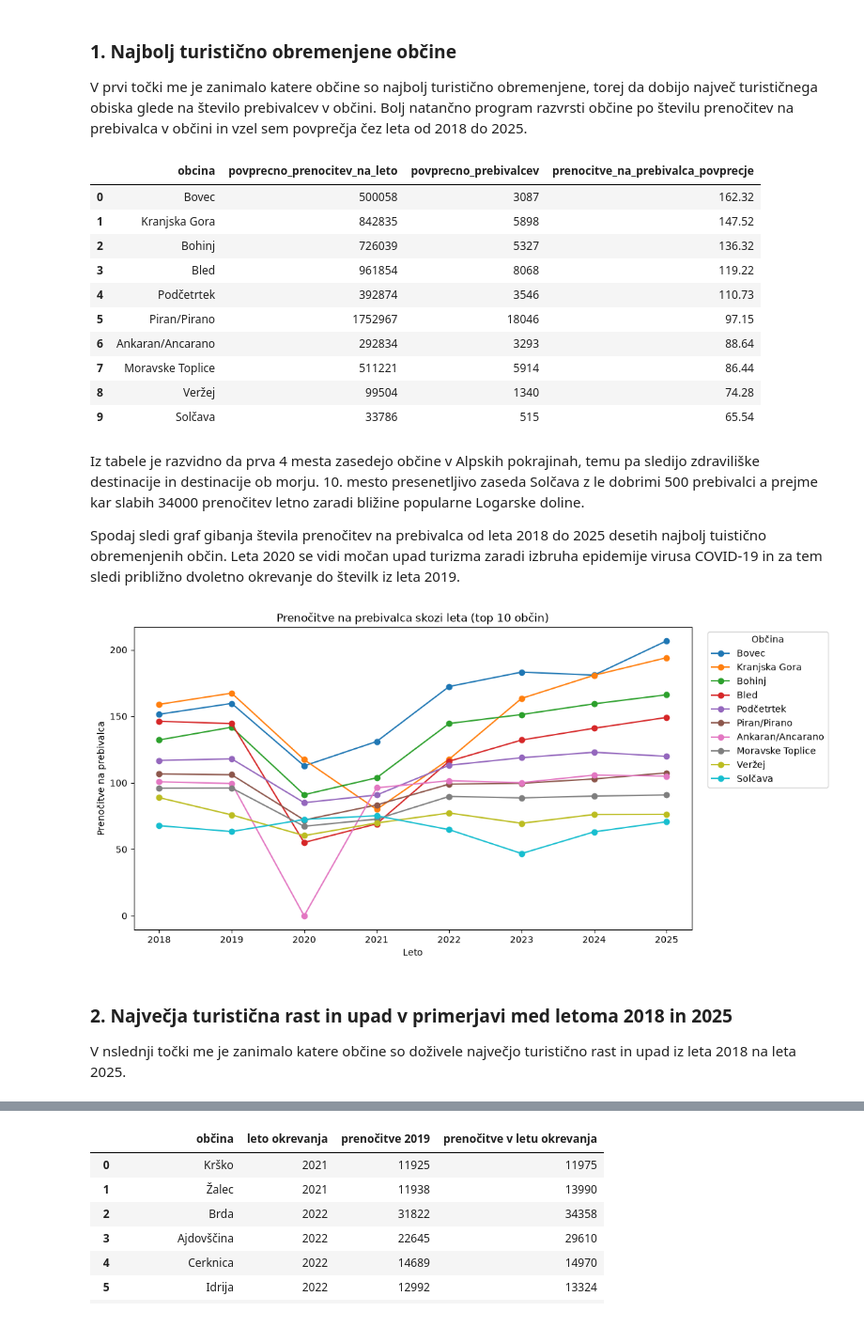
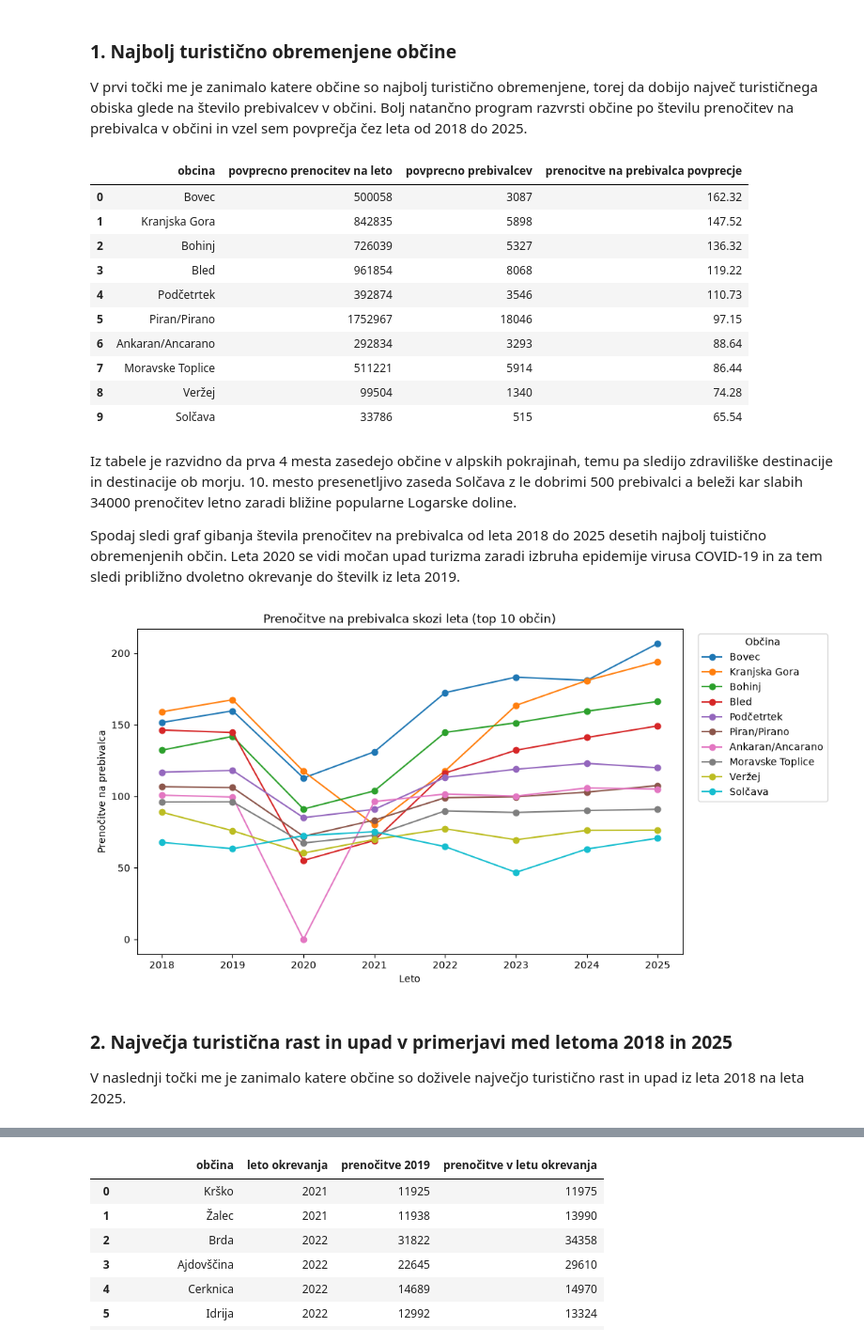
Before and after one commit to miharucigaj/Turizem, a Jupyter notebook: analiza_prihodov.ipynb, the cells around one changed output, grey strips where cells are left out. Shown at 94% size. Drawn from its saved outputs; the diff is of its cells as text; code cells hidden in the pictures.

```diff
--- a/analiza_prihodov.ipynb
+++ b/analiza_prihodov.ipynb
@@ -43,46 +57,39 @@ prenocitve_skupaj = prenocitve.groupby(
     as_index = False
 )['turizem'].sum()
 
-prenocitve_skupaj = prenocitve_skupaj.rename(columns={'turizem': 'skupaj_prenocitve'})
-prenocitve_skupaj['prenocitve_na_prebivalca'] = prenocitve_skupaj['skupaj_prenocitve'] / prenocitve_skupaj['prebivalci']
+prenocitve_skupaj = prenocitve_skupaj.rename(columns={'turizem': 'skupne prenocitve'})
+prenocitve_skupaj['prenocitve na prebivalca'] = prenocitve_skupaj['skupne prenocitve'] / prenocitve_skupaj['prebivalci']
 
-
-# povprečja po občinah čez vsa leta
 povprecja_obcine = (
     prenocitve_skupaj
     .groupby(['obcina_koda', 'obcina'], as_index=False)
     .agg({
-        'skupaj_prenocitve': 'mean',
+        'skupne prenocitve': 'mean',
         'prebivalci': 'mean',
-        'prenocitve_na_prebivalca': 'mean'
+        'prenocitve na prebivalca': 'mean'
     })
 )
 
-povprecja_obcine['skupaj_prenocitve'] = povprecja_obcine['skupaj_prenocitve'].round(0).astype(int)
+povprecja_obcine['skupne prenocitve'] = povprecja_obcine['skupne prenocitve'].round(0).astype(int)
 povprecja_obcine['prebivalci'] = povprecja_obcine['prebivalci'].round(0).astype(int)
-povprecja_obcine['prenocitve_na_prebivalca'] = povprecja_obcine['prenocitve_na_prebivalca'].round(2)
+povprecja_obcine['prenocitve na prebivalca'] = povprecja_obcine['prenocitve na prebivalca'].round(2)
 
 top10_povprecje = (
     povprecja_obcine
-    .sort_values(by='prenocitve_na_prebivalca', ascending=False)
+    .sort_values(by='prenocitve na prebivalca', ascending=False)
     .head(10)
     .reset_index(drop=True)
 )
 
-
 top10_povprecje = top10_povprecje.rename(columns={
-    'skupaj_prenocitve': 'povprecno_prenocitev_na_leto',
-    'prebivalci': 'povprecno_prebivalcev',
-    'prenocitve_na_prebivalca': 'prenocitve_na_prebivalca_povprecje'
+    'skupne prenocitve': 'povprecno prenocitev na leto',
+    'prebivalci': 'povprecno prebivalcev',
+    'prenocitve na prebivalca': 'prenocitve na prebivalca povprecje'
 })
 
-#prenocitve_skupaj
-
-# Izpišemo končno tabelo
-top10_povprecje[['obcina', 'povprecno_prenocitev_na_leto', 'povprecno_prebivalcev', 'prenocitve_na_prebivalca_povprecje']]
-#top10_povprecje
+top10_povprecje[['obcina', 'povprecno prenocitev na leto', 'povprecno prebivalcev', 'prenocitve na prebivalca povprecje']]
 # %% [output]
-|  | obcina | povprecno_prenocitev_na_leto | povprecno_prebivalcev | prenocitve_na_prebivalca_povprecje |
+|  | obcina | povprecno prenocitev na leto | povprecno prebivalcev | prenocitve na prebivalca povprecje |
 | 0 | Bovec | 500058 | 3087 | 162.32 |
 | 1 | Kranjska Gora | 842835 | 5898 | 147.52 |
 | 2 | Bohinj | 726039 | 5327 | 136.32 |
@@ -94,33 +101,33 @@ top10_povprecje[['obcina', 'povprecno_prenocitev_na_leto', 'povprecno_prebivalce
 | 8 | Veržej | 99504 | 1340 | 74.28 |
 | 9 | Solčava | 33786 | 515 | 65.54 |
 # %% [markdown]
-Iz tabele je razvidno da prva 4 mesta zasedejo občine v Alpskih pokrajinah, temu pa sledijo zdraviliške destinacije in destinacije ob morju. 10. mesto presenetljivo zaseda Solčava z le dobrimi 500 prebivalci a prejme kar slabih 34000 prenočitev letno zaradi bližine popularne Logarske doline.
+Iz tabele je razvidno da prva 4 mesta zasedejo občine v alpskih pokrajinah, temu pa sledijo zdraviliške destinacije in destinacije ob morju. 10. mesto presenetljivo zaseda Solčava z le dobrimi 500 prebivalci a beleži kar slabih 34000 prenočitev letno zaradi bližine popularne Logarske doline.
 
 Spodaj sledi graf gibanja števila prenočitev na prebivalca od leta 2018 do 2025 desetih najbolj tuistično obremenjenih občin. Leta 2020 se vidi močan upad turizma zaradi izbruha epidemije virusa COVID-19 in za tem sledi približno dvoletno okrevanje do številk iz leta 2019.
 # %%
 top_obcine = top10_povprecje['obcina'].tolist()
 
 trend = (
     prenocitve_skupaj[prenocitve_skupaj['obcina'].isin(top_obcine)]
-    .pivot(index='leto', columns='obcina', values='prenocitve_na_prebivalca')
+    .pivot(index='leto', columns='obcina', values='prenocitve na prebivalca')
     [top_obcine]
 )
 
-fig, ax = plt.subplots(figsize=(11, 6))
+fig, ax = plt.subplots(figsize=(10, 6))
 trend.plot(ax=ax, marker='o')
 
 ax.set_xlabel('Leto')
 ax.set_ylabel('Prenočitve na prebivalca')
 ax.set_title('Prenočitve na prebivalca skozi leta (top 10 občin)')
 ax.set_xticks(range(2018, 2026))
 ax.legend(title='Občina', bbox_to_anchor=(1.02, 1))
 
 plt.show()
 # %% [output]
-[figure, old version]
+[figure, new version]
 # %% [markdown]
 ### 2. Največja turistična rast in upad v primerjavi med letoma 2018 in 2025
-V nslednji točki me je zanimalo katere občine so doživele največjo turistično rast in upad iz leta 2018 na leta 2025.
+V naslednji točki me je zanimalo katere občine so doživele največjo turistično rast in upad iz leta 2018 na leta 2025.
 # %%
 prenoc = SKUPNA_TABELA[SKUPNA_TABELA['meritev'] == 'Prenočitve turistov'].dropna(subset=['turizem'])
 
```
Also changed, not shown: parts of 13 cells of this notebook, 2 other files.
